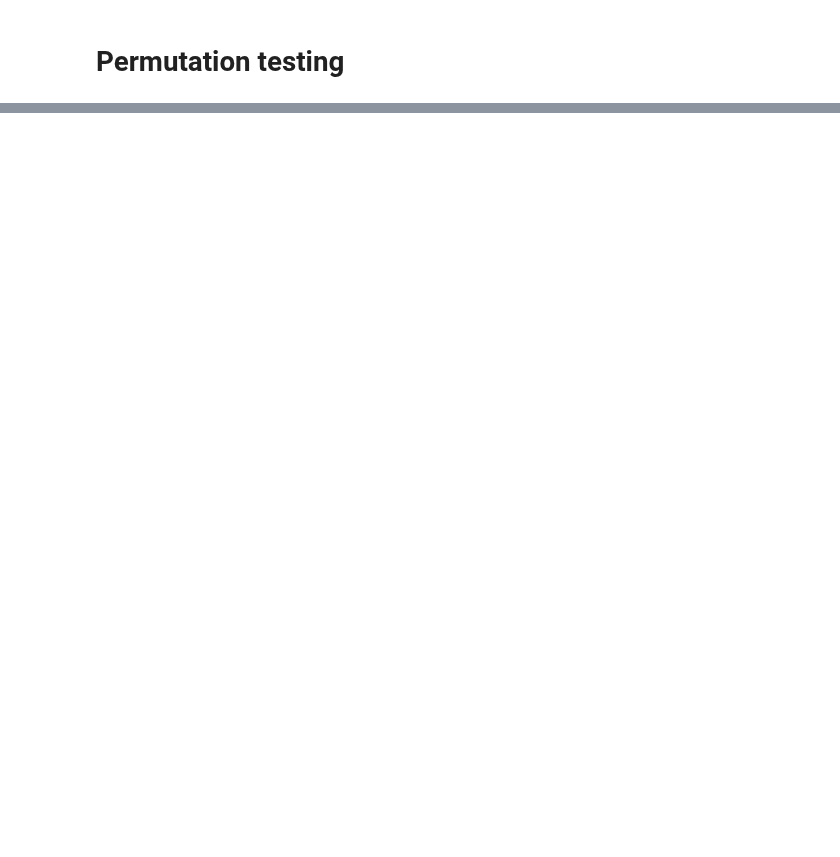
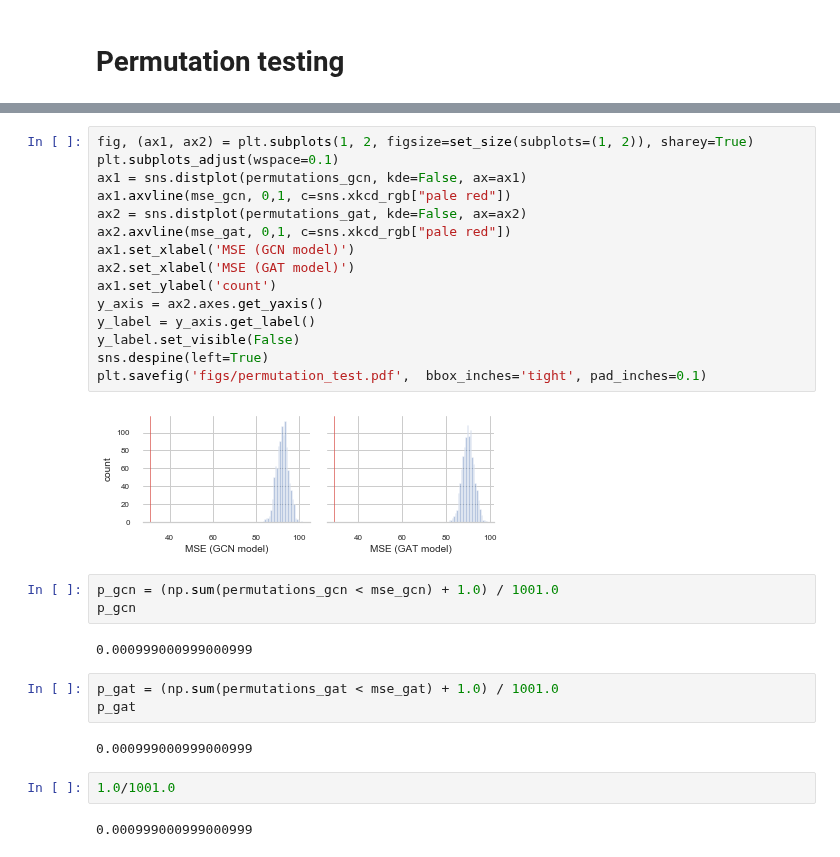
Before and after one commit to kamilest/brain-age-gnn, a Jupyter notebook: notebooks/model_selection.ipynb, the cells around one changed output, grey strips where cells are left out. Drawn from its saved outputs; the diff is of its cells as text; blank space fills up the shorter version.

```diff
--- a/notebooks/model_selection.ipynb
+++ b/notebooks/model_selection.ipynb
@@ -430,0 +425,31 @@ df_noise.iloc[:-20]
+# %%
+fig, (ax1, ax2) = plt.subplots(1, 2, figsize=set_size(subplots=(1, 2)), sharey=True)
+plt.subplots_adjust(wspace=0.1)
+ax1 = sns.distplot(permutations_gcn, kde=False, ax=ax1)
+ax1.axvline(mse_gcn, 0,1, c=sns.xkcd_rgb["pale red"])
+ax2 = sns.distplot(permutations_gat, kde=False, ax=ax2)
+ax2.axvline(mse_gat, 0,1, c=sns.xkcd_rgb["pale red"])
+ax1.set_xlabel('MSE (GCN model)')
+ax2.set_xlabel('MSE (GAT model)')
+ax1.set_ylabel('count')
+y_axis = ax2.axes.get_yaxis()
+y_label = y_axis.get_label()
+y_label.set_visible(False)
+sns.despine(left=True)
+plt.savefig('figs/permutation_test.pdf',  bbox_inches='tight', pad_inches=0.1)
+# %% [output]
+[figure, added]
+# %%
+p_gcn = (np.sum(permutations_gcn < mse_gcn) + 1.0) / 1001.0
+p_gcn
+# %% [output]
+0.000999000999000999
+# %%
+p_gat = (np.sum(permutations_gat < mse_gat) + 1.0) / 1001.0
+p_gat
+# %% [output]
+0.000999000999000999
+# %%
+1.0/1001.0
+# %% [output]
+0.000999000999000999
```
Also changed, not shown: parts of 11 cells of this notebook, 4 other files.
